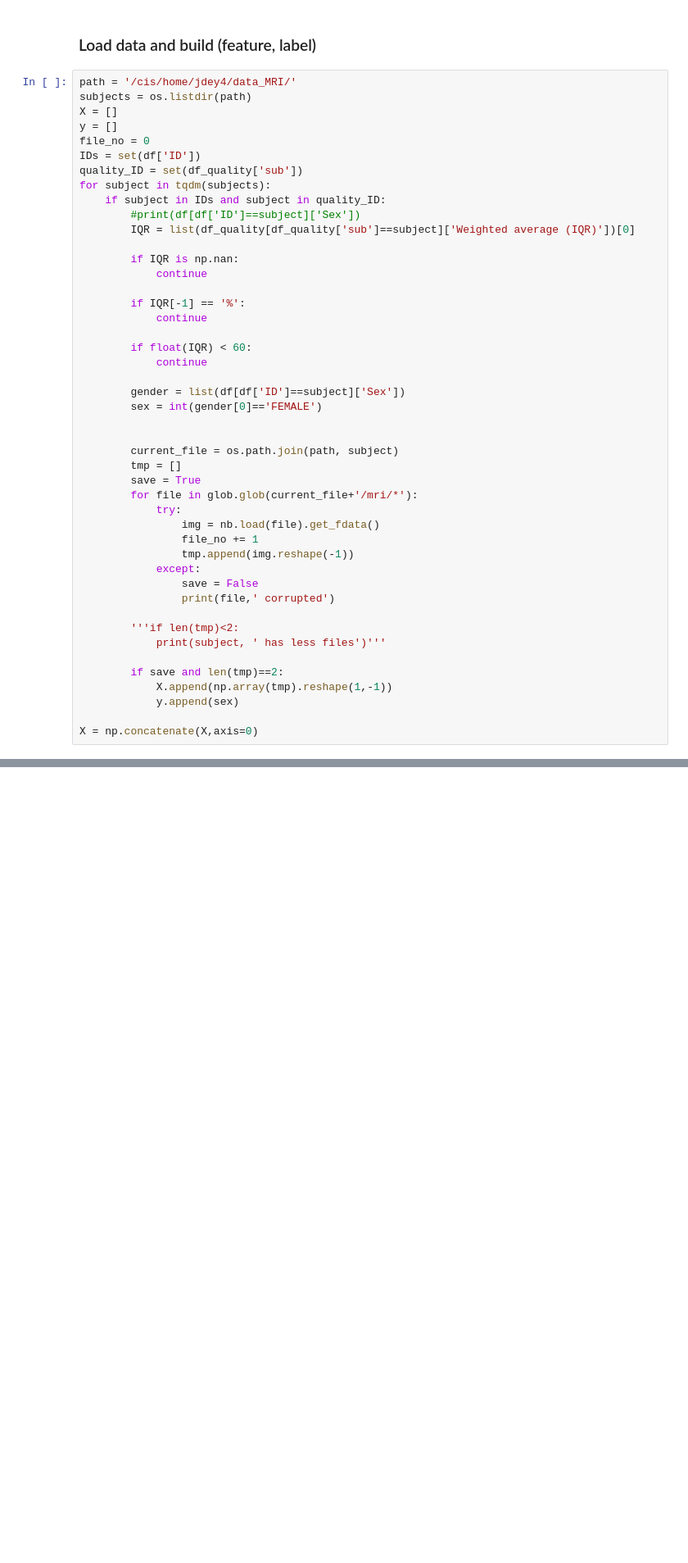
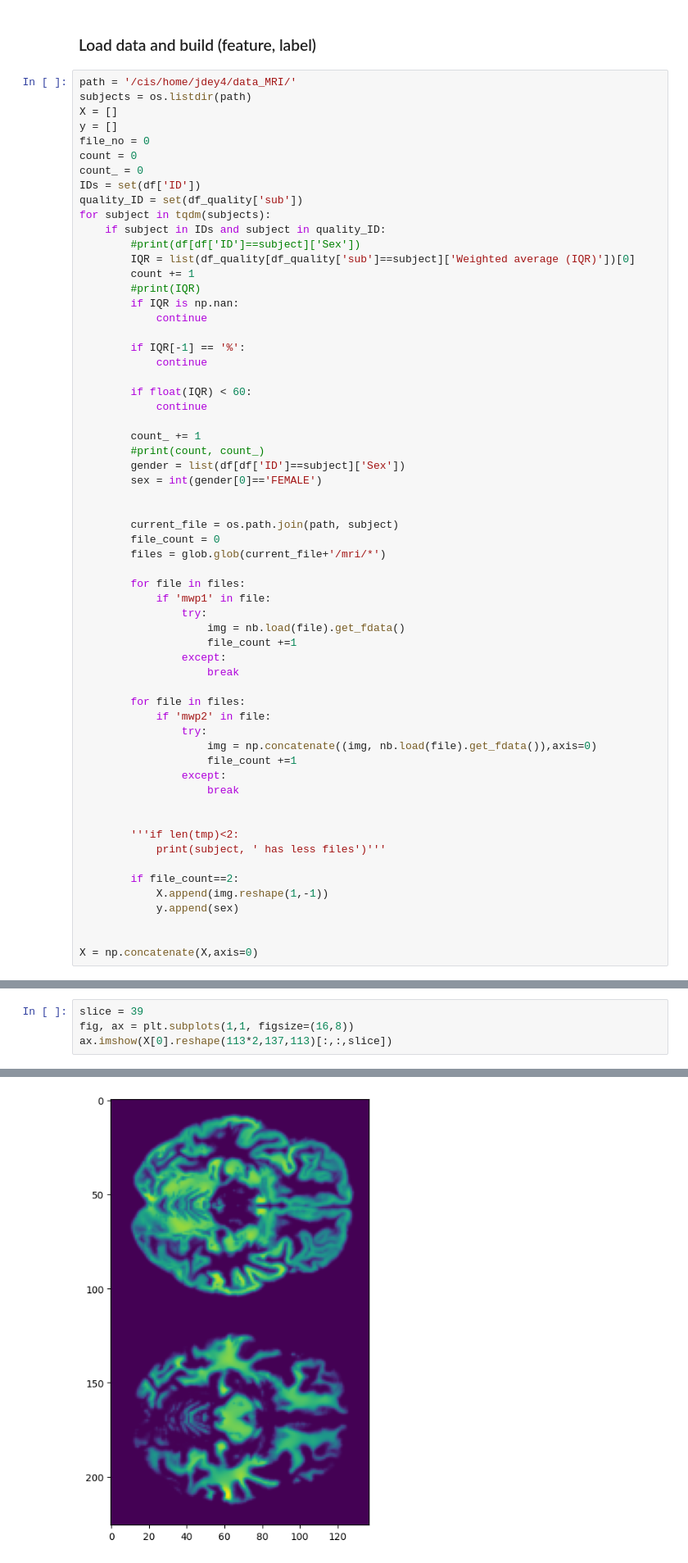
Before and after one commit to neurodata/sex_classification, a Jupyter notebook: March13_2024.ipynb, the cells around one changed output, grey strips where cells are left out. Shown at 82% size. Drawn from its saved outputs; the diff is of its cells as text; blank space fills up the shorter version.

```diff
--- a/March13_2024.ipynb
+++ b/March13_2024.ipynb
@@ -57,13 +40,16 @@ subjects = os.listdir(path)
 X = []
 y = []
 file_no = 0
+count = 0
+count_ = 0
 IDs = set(df['ID'])
 quality_ID = set(df_quality['sub'])
 for subject in tqdm(subjects):
     if subject in IDs and subject in quality_ID:
         #print(df[df['ID']==subject]['Sex'])
         IQR = list(df_quality[df_quality['sub']==subject]['Weighted average (IQR)'])[0]
-
+        count += 1
+        #print(IQR)
         if IQR is np.nan:
             continue
 
@@ -73,27 +59,39 @@ for subject in tqdm(subjects):
         if float(IQR) < 60:
             continue
 
+        count_ += 1
+        #print(count, count_)
         gender = list(df[df['ID']==subject]['Sex'])
         sex = int(gender[0]=='FEMALE')
 
 
         current_file = os.path.join(path, subject)
-        tmp = []
-        save = True
-        for file in glob.glob(current_file+'/mri/*'):
-            try:
-                img = nb.load(file).get_fdata()
-                file_no += 1
-                tmp.append(img.reshape(-1))
-            except:
-                save = False
-                print(file,' corrupted')
+        file_count = 0
+        files = glob.glob(current_file+'/mri/*')
+
+        for file in files:
+            if 'mwp1' in file:
+                try:
+                    img = nb.load(file).get_fdata()
+                    file_count +=1
+                except:
+                    break
+
+        for file in files:
+            if 'mwp2' in file:
+                try:
+                    img = np.concatenate((img, nb.load(file).get_fdata()),axis=0)
+                    file_count +=1
+                except:
+                    break
+
 
         '''if len(tmp)<2:
             print(subject, ' has less files')'''
 
-        if save and len(tmp)==2:
-            X.append(np.array(tmp).reshape(1,-1))
+        if file_count==2:
+            X.append(img.reshape(1,-1))
             y.append(sex)
 
+
 X = np.concatenate(X,axis=0)
@@ -107,0 +110,5 @@ np.mean(y)
+# %%
+slice = 39
+fig, ax = plt.subplots(1,1, figsize=(16,8))
+ax.imshow(X[0].reshape(113*2,137,113)[:,:,slice])
+# %% [output]
@@ -108,3 +116,4 @@ np.mean(y)
+[figure, added]
 # %% [markdown]
 ## Train MORF
 # %%
```
Also changed, not shown: parts of 31 cells of this notebook, 8 other files.
